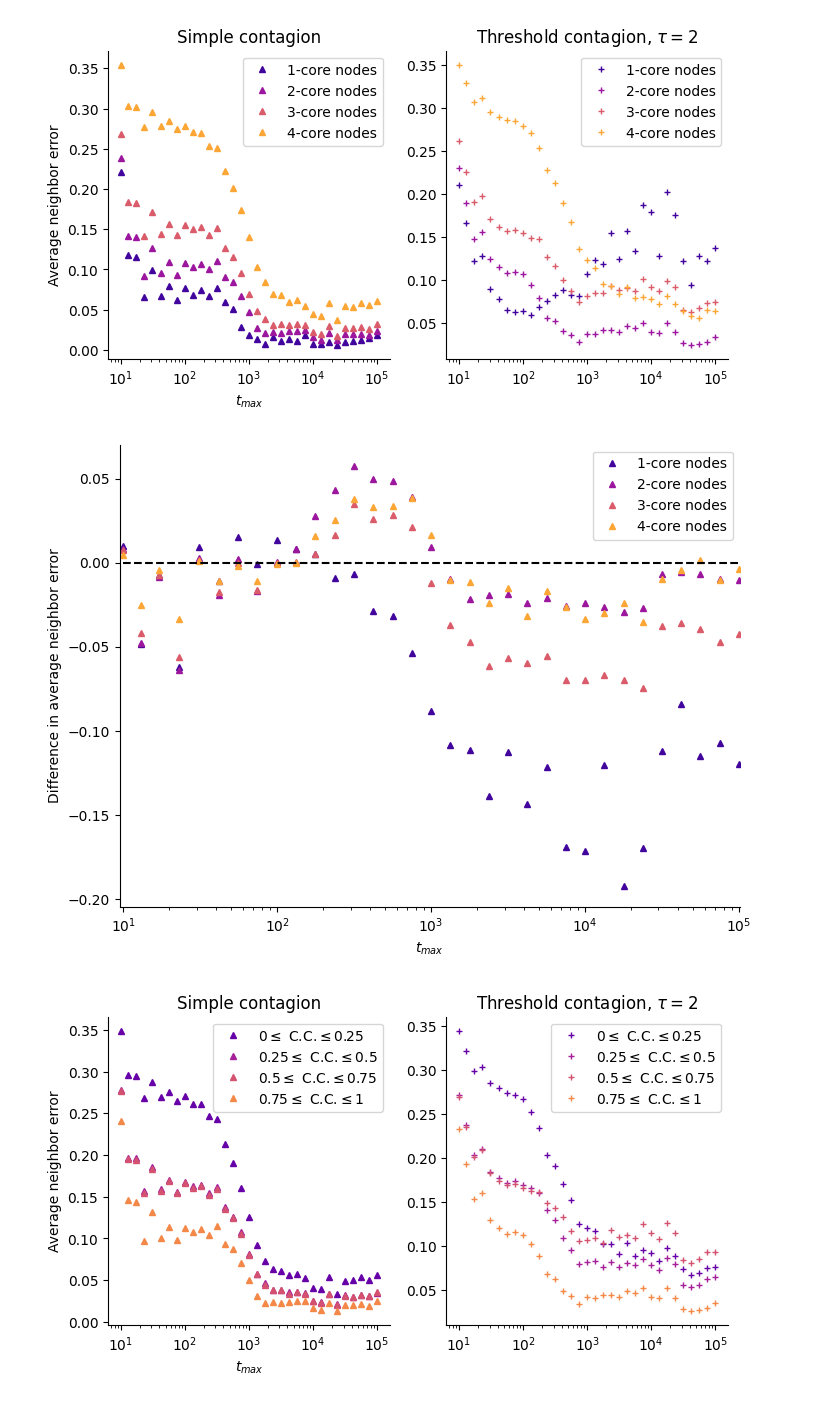
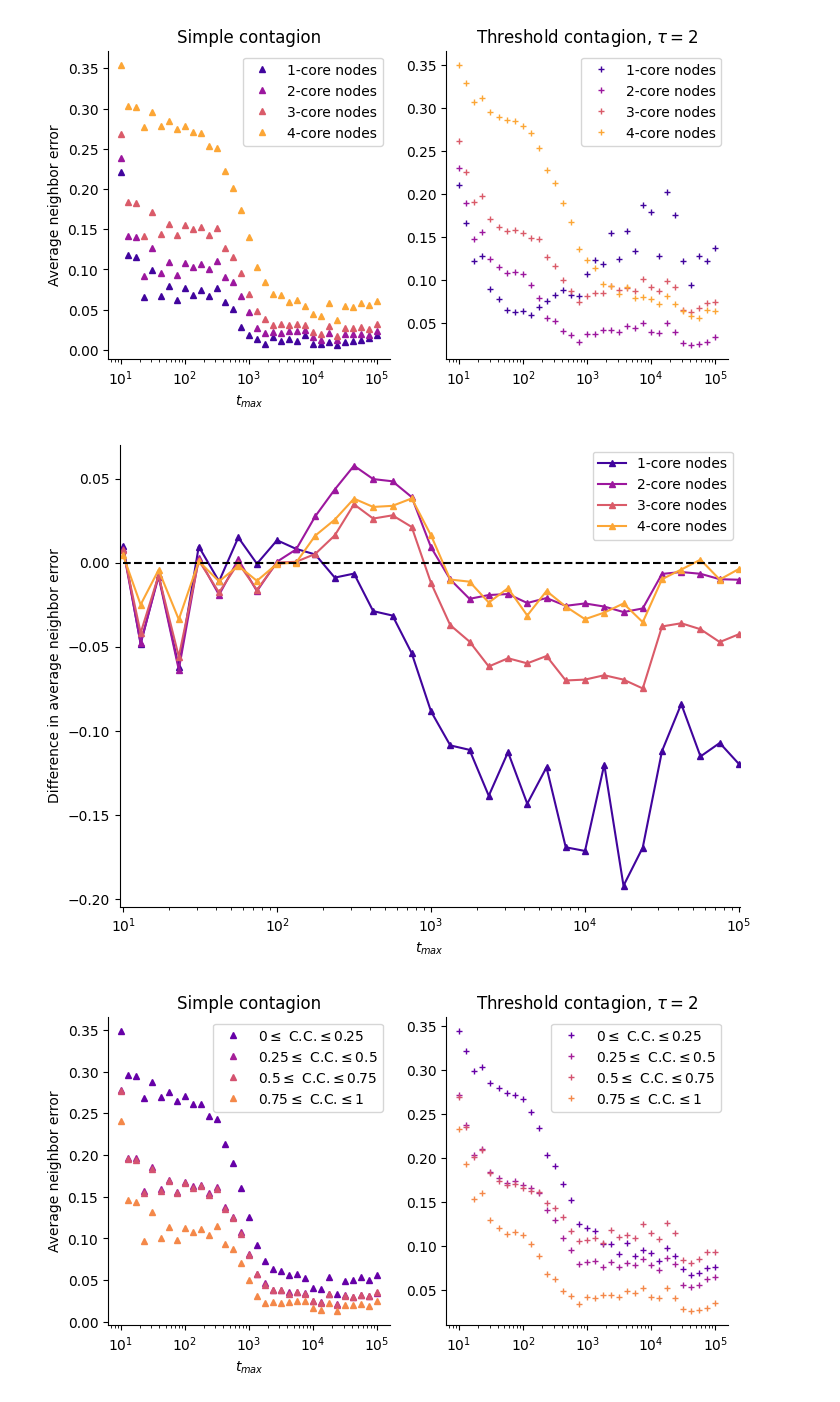
Before and after one commit to nwlandry/complex-network-reconstruction, a Jupyter notebook: plot_fig3.ipynb, the cells around one changed output. Drawn from its saved outputs; the diff is of its cells as text; code cells hidden in the pictures.

```diff
--- a/plot_fig3.ipynb
+++ b/plot_fig3.ipynb
@@ -16,6 +16,8 @@ with open(f"Data/zkc_tmax_comparison.json") as file:
     tmax = np.array(data["tmax"], dtype=float)
     A = np.array(data["A"], dtype=float)[0, 0, 0]
     Q = np.array(data["Q"], dtype=float)
+
+n_c, n_t, n_r, n, _ = Q.shape
 # %%
 G = nx.Graph(A.astype(int))
 
@@ -23,7 +25,7 @@ cc = clustering_coefficient(A)
 deg = degrees(A)
 
 kc = nx.core_number(G)
-coreness = np.zeros(A.shape[0])
+coreness = np.zeros(n)
 coreness[list(kc)] = list(kc.values())
 # %%
 ## Coreness
@@ -34,8 +36,8 @@ colormap = plt.cm.plasma
 cmap = lambda x: colormap(np.interp(x, [coreness.min(), coreness.max()], [0.1, 0.8]))
 
 x = tmax
-y1 = np.array([nodal_performance(Q[0, i].mean(axis=0), A) for i in range(len(tmax))]).T
-y2 = np.array([nodal_performance(Q[1, i].mean(axis=0), A) for i in range(len(tmax))]).T
+y1 = np.array([nodal_performance(Q[0, i].mean(axis=0), A) for i in range(n_t)]).T
+y2 = np.array([nodal_performance(Q[1, i].mean(axis=0), A) for i in range(n_t)]).T
 
 plt.figure(figsize=(8, 4))
 
@@ -59,29 +61,41 @@ sns.despine()
 # %%
 ## Coreness difference
 
 ms = 4
 alpha = 1
 colormap = plt.cm.plasma
 cmap = lambda x: colormap(np.interp(x, [coreness.min(), coreness.max()], [0.1, 0.8]))
 
 x = tmax
-y1 = np.array([nodal_performance(Q[0, i].mean(axis=0), A) for i in range(len(tmax))]).T # simple contagion
-y2 = np.array([nodal_performance(Q[1, i].mean(axis=0), A) for i in range(len(tmax))]).T # complex contagion
+
+y1 = np.zeros([n_r, n_t, n])
+y2 = np.zeros([n_r, n_t, n])
+for i in range(n_r):
+    y1[i] = [nodal_performance(Q[0, j, i], A) for j in range(n_t)]
+    y2[i] = [nodal_performance(Q[1, j, i], A) for j in range(n_t)]
 
 plt.figure(figsize=(8, 6))
 
-for k in np.unique(coreness):
-    plt.semilogx(x, y1[np.where(coreness==k)].mean(axis=0)-y2[np.where(coreness==k)].mean(axis=0), "^", markersize=ms, color=cmap(k), alpha=alpha, label=f"{int(k)}-core nodes")
+core_values = np.unique(coreness)
+
+for k in core_values:
+    n_k = sum(coreness==k)
+    y = np.zeros([n_r, n_t, n_k])
+    for i in range(n_r):
+        y[i] = (y1[i, :, coreness==k] - y2[i, :, coreness==k]).T
+    ymean = y.mean(axis=2).mean(axis=0)
+    ystd = y.mean(axis=2).std(axis=0)
+    plt.semilogx(x, ymean, "^-", markersize=ms, color=cmap(k), alpha=alpha, label=f"{int(k)}-core nodes")
+    # plt.fill_between(x, ymean - ystd, ymean + ystd, alpha=0.3)
 plt.semilogx(tmax, np.zeros_like(tmax), "k--")
 
 plt.xlim([tmax.min()-0.5, tmax.max()+1000])
 plt.legend()
 plt.ylabel("Difference in average neighbor error")
 plt.xlabel(r"$t_{max}$")
-
 sns.despine()
 # %% [output]
-[figure, old version]
+[figure, new version]
 # %%
 ## Clustering coefficient
 
```
Also changed, not shown: parts of 1 cell of this notebook.
